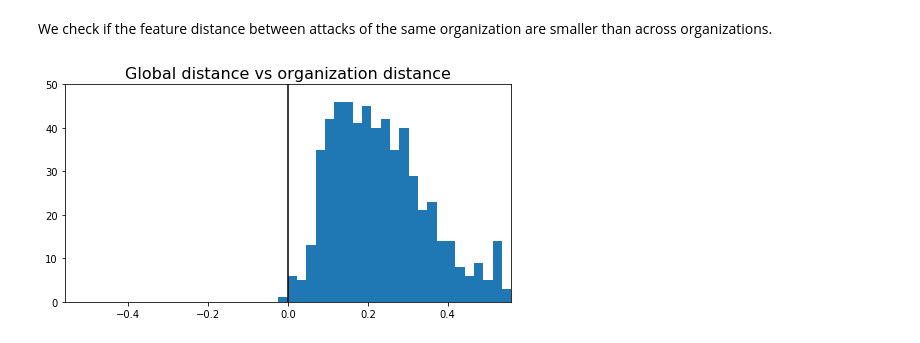
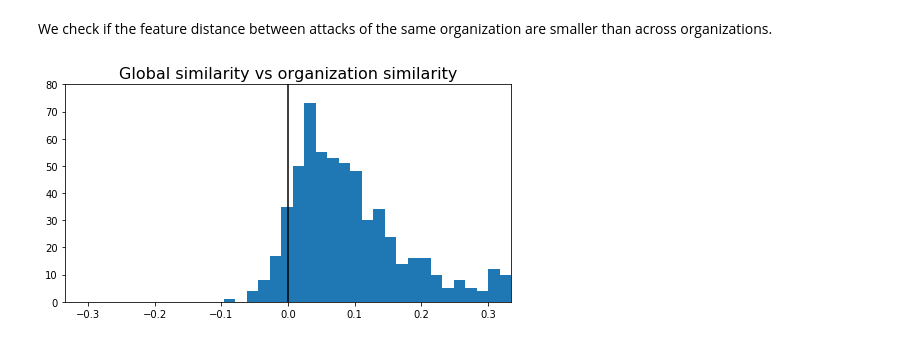
Before and after one commit to yusiZou/NTDS_project, a Jupyter notebook: code.ipynb, the cells around one changed output. Saved outputs shown, nothing was run; the diff lists cells and outputs as text; code cells hidden in the pictures.

```diff
--- a/code.ipynb
+++ b/code.ipynb
@@ -186,4 +186,4 @@ nodes.iloc[:, -1] = nodes.iloc[:, -1].apply(lambda x: x.split('#')[1])
 # %% [markdown]
 We check if the feature distance between attacks of the same organization are smaller than across organizations.
 # %%
-with_dummies = pd.get_dummies(nodes.set_index(0))
+with_dummies = pd.get_dummies(nodes.iloc[:, 1:])
@@ -192,18 +190,24 @@ dist_matrix = squareform(pdist(with_dummies, metric='cosine'))
+# %%
+distances = pdist(with_dummies)
+kernel_width = distances.mean()
+weights = np.exp(-distances**2 / kernel_width**2)
+# %%
+sim_matrix = squareform(weights)
 # %%
 diffs = []
 
 for i in range(n_nodes):
     org = attacks['organization'][i]
-    dist = dist_matrix[i]
+    sim = sim_matrix[i]
     if org != 'Unknown' and attack_per_org.loc[org]['count'] >= 10:
         org_indices = attacks[attacks.organization == org].index
-        diffs += [dist.mean() - dist[org_indices].mean()]
+        diffs += [sim[org_indices].mean() - sim.mean()]
 # %%
 plt.figure(figsize=(8,4))
 plt.hist(diffs, bins=25)
 plt.xlim(-max(diffs), max(diffs))
-plt.ylim((0, 50))
-plt.vlines(0, 0, 50)
-plt.title('Global distance vs organization distance', size=16);
+plt.ylim((0, 80))
+plt.vlines(0, 0, 80)
+plt.title('Global similarity vs organization similarity', size=16);
 # %% [output]
-[figure, old version]
+[figure, new version]
```
Also changed, not shown: parts of 17 cells of this notebook.
